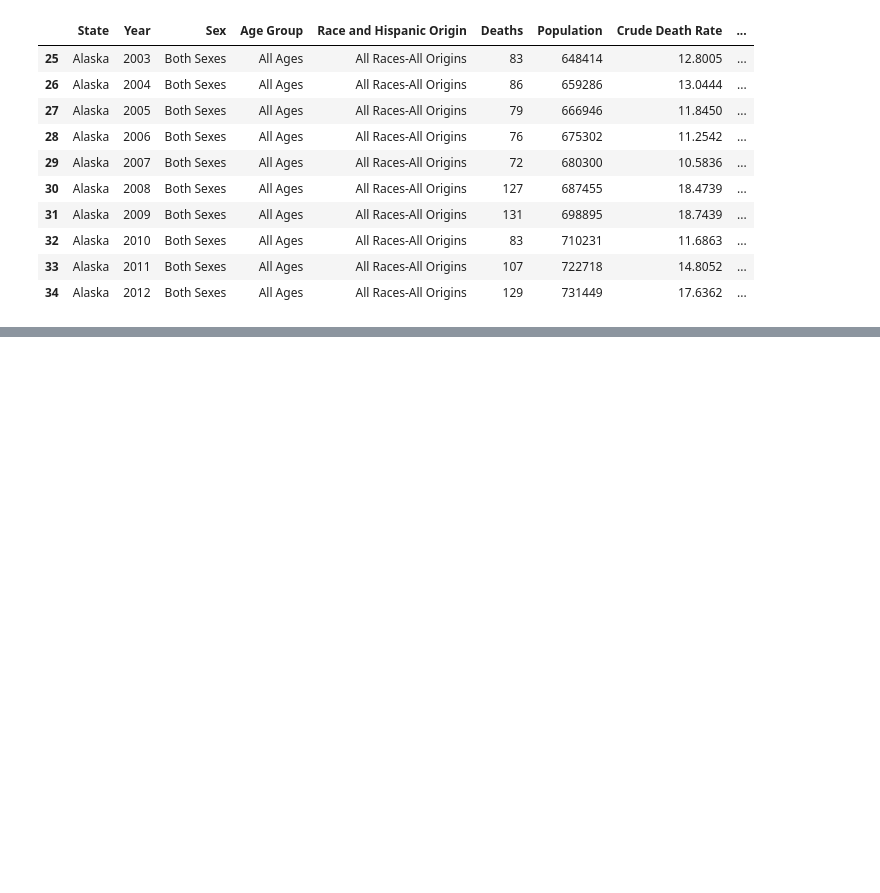
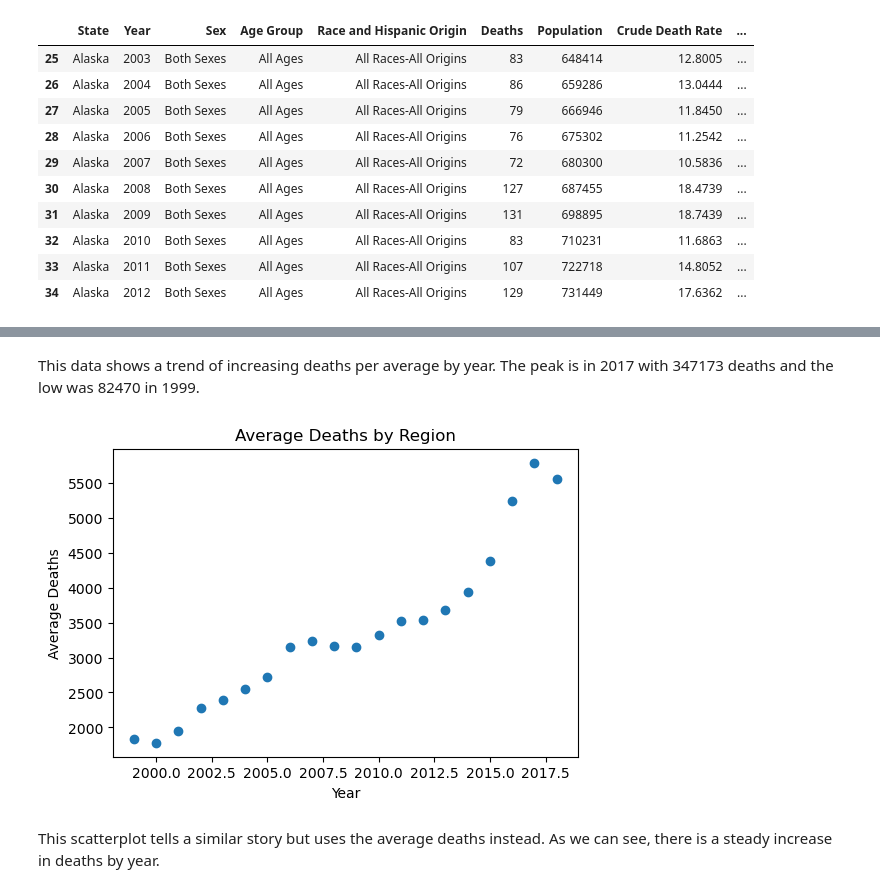
Before and after one commit to LEV040705/IA-340-Repository, a Jupyter notebook: lab2.ipynb, the cells around one changed output, grey strips where cells are left out. Saved outputs shown, nothing was run; the diff lists cells and outputs as text; code cells hidden in the pictures; blank space fills up the shorter version.

```diff
--- a/lab2.ipynb
+++ b/lab2.ipynb
@@ -154,0 +195,13 @@ df.describe()
+# %% [markdown]
+This data shows a trend of increasing deaths per average by year. The peak is in 2017 with 347173 deaths and the low was 82470 in 1999.
+# %%
+plt.figure(figsize=(6,4))
+plt.scatter(summary['Year'], summary['Average_Deaths'])
+plt.title('Average Deaths by Region')
+plt.xlabel('Year')
+plt.ylabel('Average Deaths')
+plt.show()
+# %% [output]
+[figure, added]
+# %% [markdown]
+This scatterplot tells a similar story but uses the average deaths instead. As we can see, there is a steady increase in deaths by year.
```
Also changed, not shown: parts of 4 cells of this notebook.
